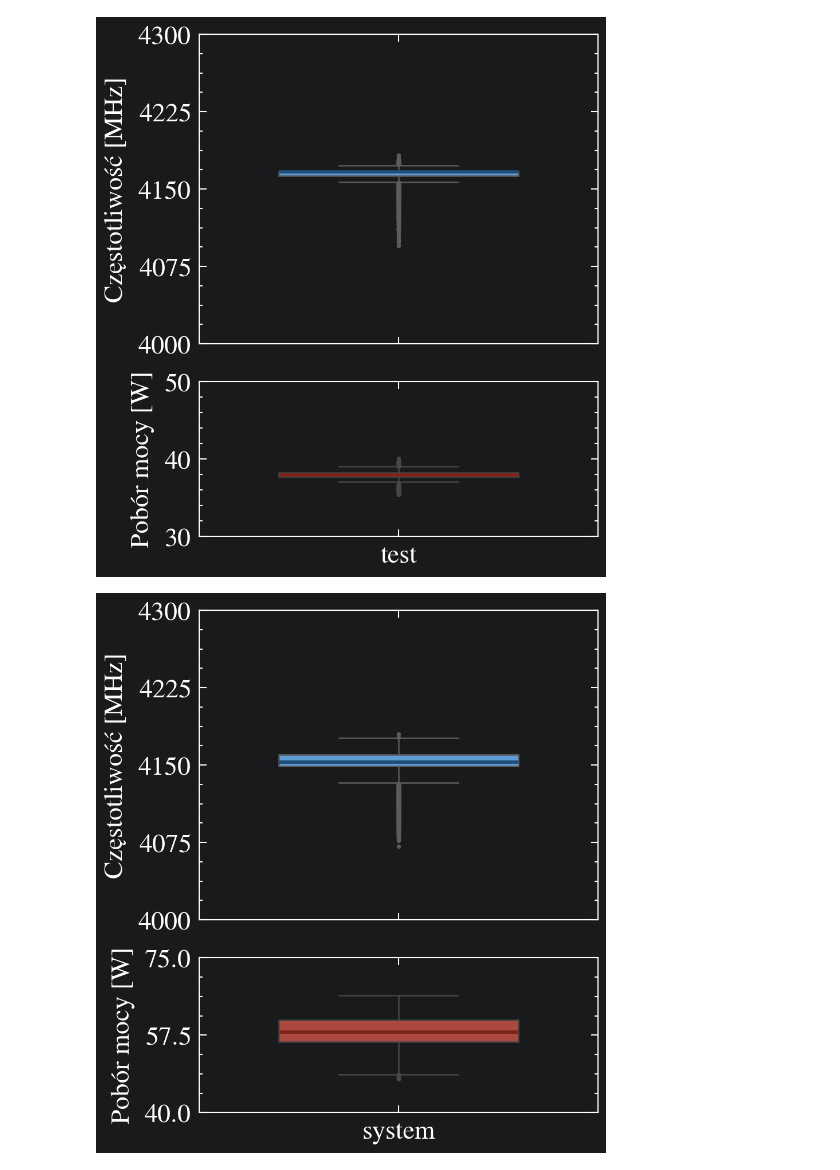
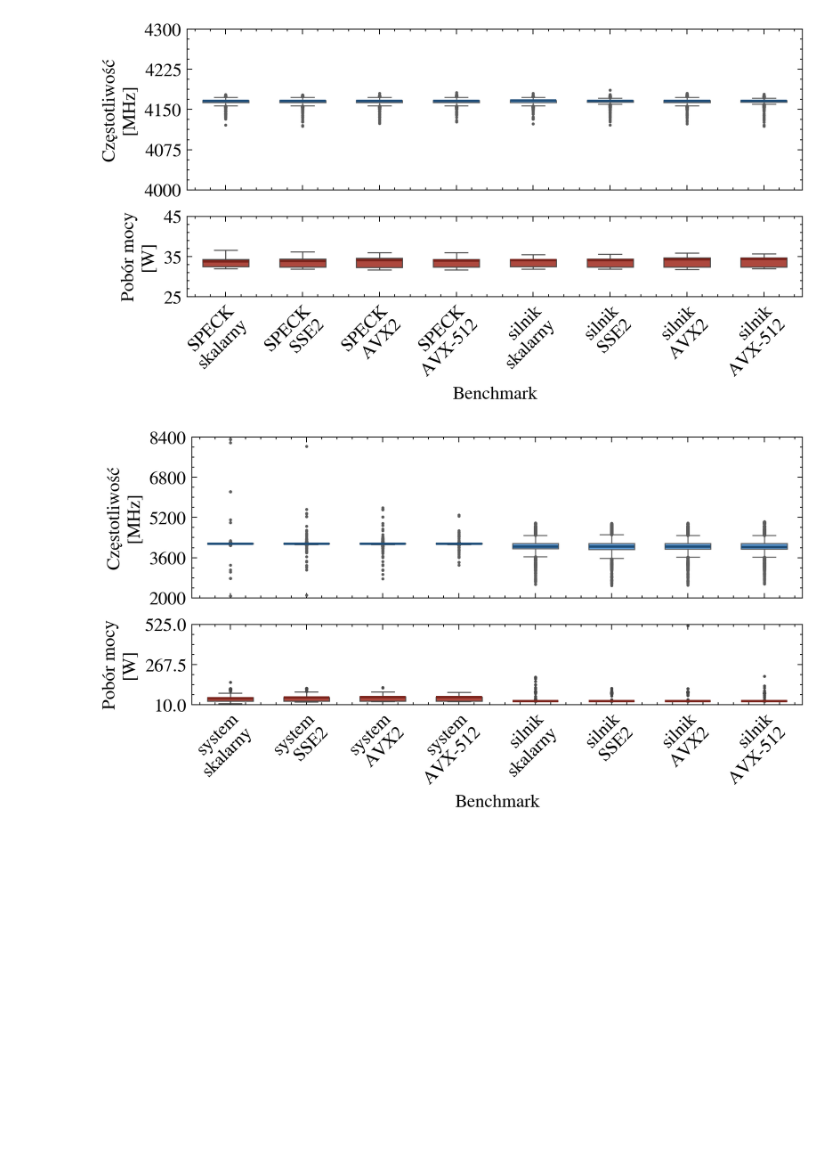
Before and after one commit to jan-chojnacki/SpeckProbe, a Jupyter notebook: analysis/notebooks/stability.ipynb, the cells around one changed output. Cells and saved outputs as stored; diff of their text form; code cells hidden in the pictures; blank space fills up the shorter version.

```diff
--- a/analysis/notebooks/stability.ipynb
+++ b/analysis/notebooks/stability.ipynb
@@ -187,7 +187,7 @@ def plot_turbostat(dfs, labels, cpu_groups, width, filename, margin):
             ax1.legend(loc="best", frameon=False, title=None)
         _set_limits(ax1, df_freq, "freq", margin, 100)
         _set_edge_ticks(ax1, 4)
-        ax1.set_ylabel("Częstotliwość [MHz]")
+        ax1.set_ylabel("Częstotliwość\n[MHz]")
         ax1.set_xlabel("")
 
         sns.boxplot(data=df_watt, x="dataset", y="watt", order=labels,
@@ -195,8 +195,8 @@ def plot_turbostat(dfs, labels, cpu_groups, width, filename, margin):
                     medianprops=dict(color="#7B241C", linewidth=1.4), ax=ax2, **common)
         _set_limits(ax2, df_watt, "watt", 5, 5)
         _set_edge_ticks(ax2, 2)
-        ax2.set_ylabel("Pobór mocy [W]")
-        ax2.set_xlabel("")
+        ax2.set_ylabel("Pobór mocy\n[W]")
+        ax2.set_xlabel("Benchmark")
 
         if len(dfs) > 1:
             plt.setp(ax2.get_xticklabels(), rotation=45, ha='right', rotation_mode='anchor')
@@ -350,29 +371,45 @@ compare_pm_Speck128_128 = parse_pm("../data/pm-compare-Speck128_128.txt")
 # %%
-plot_turbostat([bench_turbostat], ['test'], [f'cpu{i}' for i in [1, 9]], FIG_WIDTH / 2, "turbostat_bench", 25)
-plot_turbostat([system_turbostat], ['system'], [f'cpu{i}' for i in range(0, 16)], FIG_WIDTH / 2, "turbostat_system", 25)
-plot_turbostat([bench_pm], ['test'], {
-    "P-core": [f'cpu{i}' for i in range(4, 8)],
-    "E-core": [f'cpu{i}' for i in range(0, 4)],
-}, FIG_WIDTH * (38 / 100), "pm_bench", 200)
-plot_turbostat(
-    [system_pm_Speck32_64, system_pm_Speck48_72, system_pm_Speck48_96,
-     system_pm_Speck64_96, system_pm_Speck64_128, system_pm_Speck96_96,
-     system_pm_Speck96_144, system_pm_Speck128_128, system_pm_Speck128_192,
-     system_pm_Speck128_256],
-    ['32/64', '48/72', '48/96', '64/96', '64/128',
-     '96/96', '96/144', '128/128', '128/192', '128/256'],
-    {
-        "P-core": [f'cpu{i}' for i in range(4, 8)],
-        "E-core": [f'cpu{i}' for i in range(0, 4)],
-    }, FIG_WIDTH * (62 / 100), "pm_system", 200)
-plot_turbostat([turbostat_compare], ['test'], [f'cpu{i}' for i in range(0, 16)], FIG_WIDTH, "turbostat_compare", 25)
-plot_turbostat(
-    [compare_pm_Speck32_64, compare_pm_Speck48_72, compare_pm_Speck64_96, compare_pm_Speck128_128,],
-    ['32/64', '48/72', '64/96', '128/128'],
-    {
-        "P-core": [f'cpu{i}' for i in range(4, 8)],
-        "E-core": [f'cpu{i}' for i in range(0, 4)],
-    }, FIG_WIDTH, "pm_compare", 200)
+plot_turbostat([speck_scalar_turbostat, speck_sse2_turbostat, speck_avx2_turbostat, speck_avx512_turbostat,
+                engine_scalar_turbostat, engine_sse2_turbostat, engine_avx2_turbostat, engine_avx512_turbostat],
+               ['SPECK\nskalarny', 'SPECK\nSSE2', 'SPECK\nAVX2', 'SPECK\nAVX-512', 'silnik\nskalarny', 'silnik\nSSE2',
+                'silnik\nAVX2', 'silnik\nAVX-512'], [f'cpu{i}' for i in [1, 9]], FIG_WIDTH, "turbostat_speck_engine", 25)
+plot_turbostat([system_scalar_turbostat, system_sse2_turbostat, system_avx2_turbostat, system_avx512_turbostat,
+                compare_32_64_turbostat, compare_48_72_turbostat, compare_64_96_turbostat, compare_128_128_turbostat],
+               ['system\nskalarny', 'system\nSSE2', 'system\nAVX2', 'system\nAVX-512', 'silnik\nskalarny', 'silnik\nSSE2',
+                'silnik\nAVX2', 'silnik\nAVX-512'], [f'cpu{i}' for i in range(0, 16)], FIG_WIDTH, "turbostat_system_compare", 25)
+# plot_turbostat([system_turbostat_Speck32_64, system_turbostat_Speck48_72, system_turbostat_Speck48_96,
+#      system_turbostat_Speck64_96, system_turbostat_Speck64_128, system_turbostat_Speck96_96,
+#      system_turbostat_Speck96_144, system_turbostat_Speck128_128, system_turbostat_Speck128_192,
+#      system_turbostat_Speck128_256], ['32/64', '48/72', '48/96', '64/96', '64/128',
+#      '96/96', '96/144', '128/128', '128/192', '128/256'], [f'cpu{i}' for i in range(0, 16)], FIG_WIDTH * (62 / 100), "turbostat_system", 25)
+# plot_turbostat([bench_pm], ['test'], {
+#     "P-core": [f'cpu{i}' for i in range(4, 8)],
+#     "E-core": [f'cpu{i}' for i in range(0, 4)],
+# }, FIG_WIDTH * (38 / 100), "pm_bench", 200)
+# plot_turbostat(
+#     [system_pm_Speck32_64, system_pm_Speck48_72, system_pm_Speck48_96,
+#      system_pm_Speck64_96, system_pm_Speck64_128, system_pm_Speck96_96,
+#      system_pm_Speck96_144, system_pm_Speck128_128, system_pm_Speck128_192,
+#      system_pm_Speck128_256],
+#     ['32/64', '48/72', '48/96', '64/96', '64/128',
+#      '96/96', '96/144', '128/128', '128/192', '128/256'],
+#     {
+#         "P-core": [f'cpu{i}' for i in range(4, 8)],
+#         "E-core": [f'cpu{i}' for i in range(0, 4)],
+#     }, FIG_WIDTH * (62 / 100), "pm_system", 200)
+# plot_turbostat(
+#     [compare_turbostat_avx2_Speck32_64, compare_turbostat_avx2_Speck48_72, compare_turbostat_avx2_Speck64_96, compare_turbostat_avx2_Speck128_128],
+#     ['32/64', '48/72', '64/96', '128/128'], [f'cpu{i}' for i in range(0, 16)], FIG_WIDTH / 2, "turbostat_compare_avx2", 25)
+# plot_turbostat(
+#     [compare_turbostat_avx512_Speck32_64, compare_turbostat_avx512_Speck48_72, compare_turbostat_avx512_Speck64_96, compare_turbostat_avx512_Speck128_128],
+#     ['32/64', '48/72', '64/96', '128/128'], [f'cpu{i}' for i in range(0, 16)], FIG_WIDTH / 2, "turbostat_compare_avx512", 25)
+# plot_turbostat(
+#     [compare_pm_Speck32_64, compare_pm_Speck48_72, compare_pm_Speck64_96, compare_pm_Speck128_128, ],
+#     ['32/64', '48/72', '64/96', '128/128'],
+#     {
+#         "P-core": [f'cpu{i}' for i in range(4, 8)],
+#         "E-core": [f'cpu{i}' for i in range(0, 4)],
+#     }, FIG_WIDTH / 2, "pm_compare", 200)
 # %% [output]
-[figure, old version]
+[figure, new version]
-[figure, old version]
+[figure, new version]
```
Also changed, not shown: parts of 10 cells of this notebook, 3 other files.
